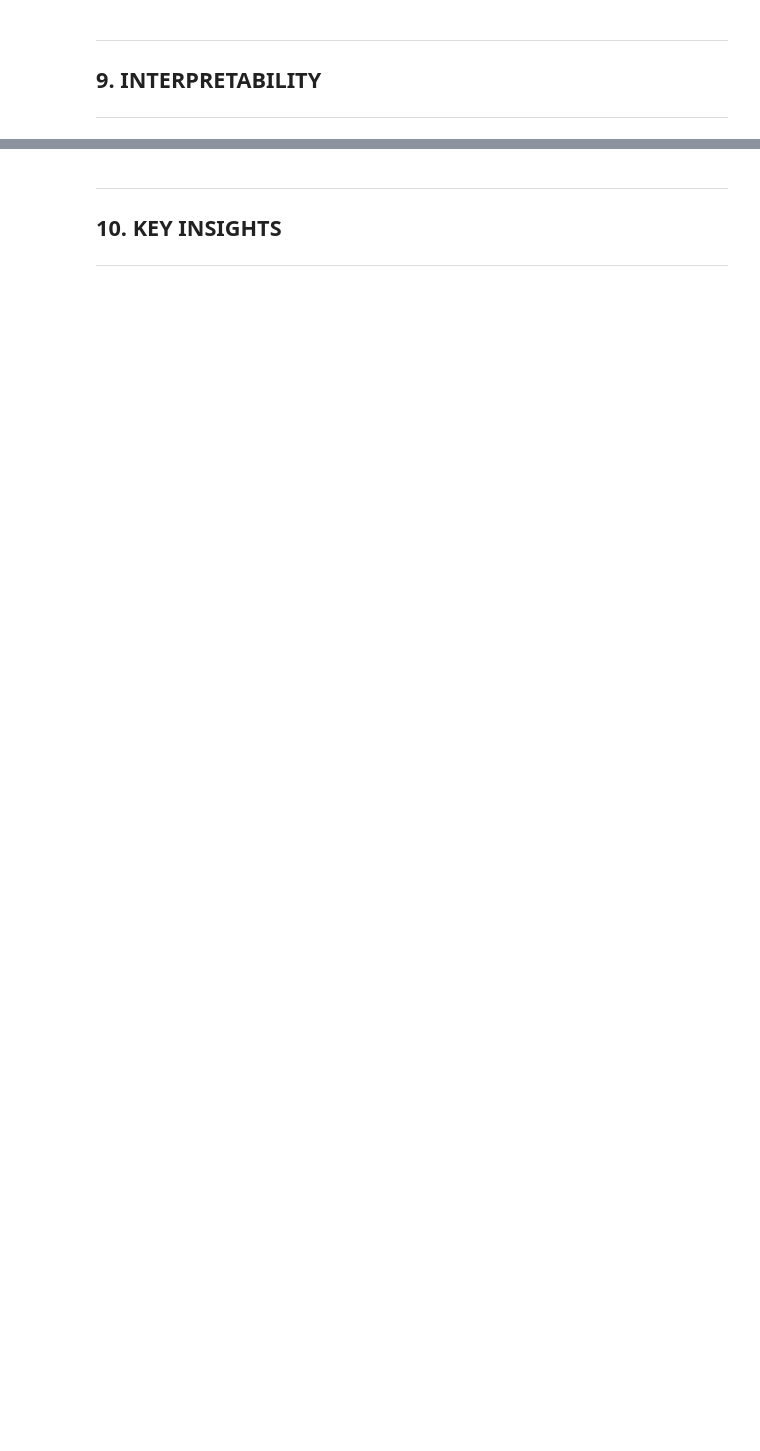
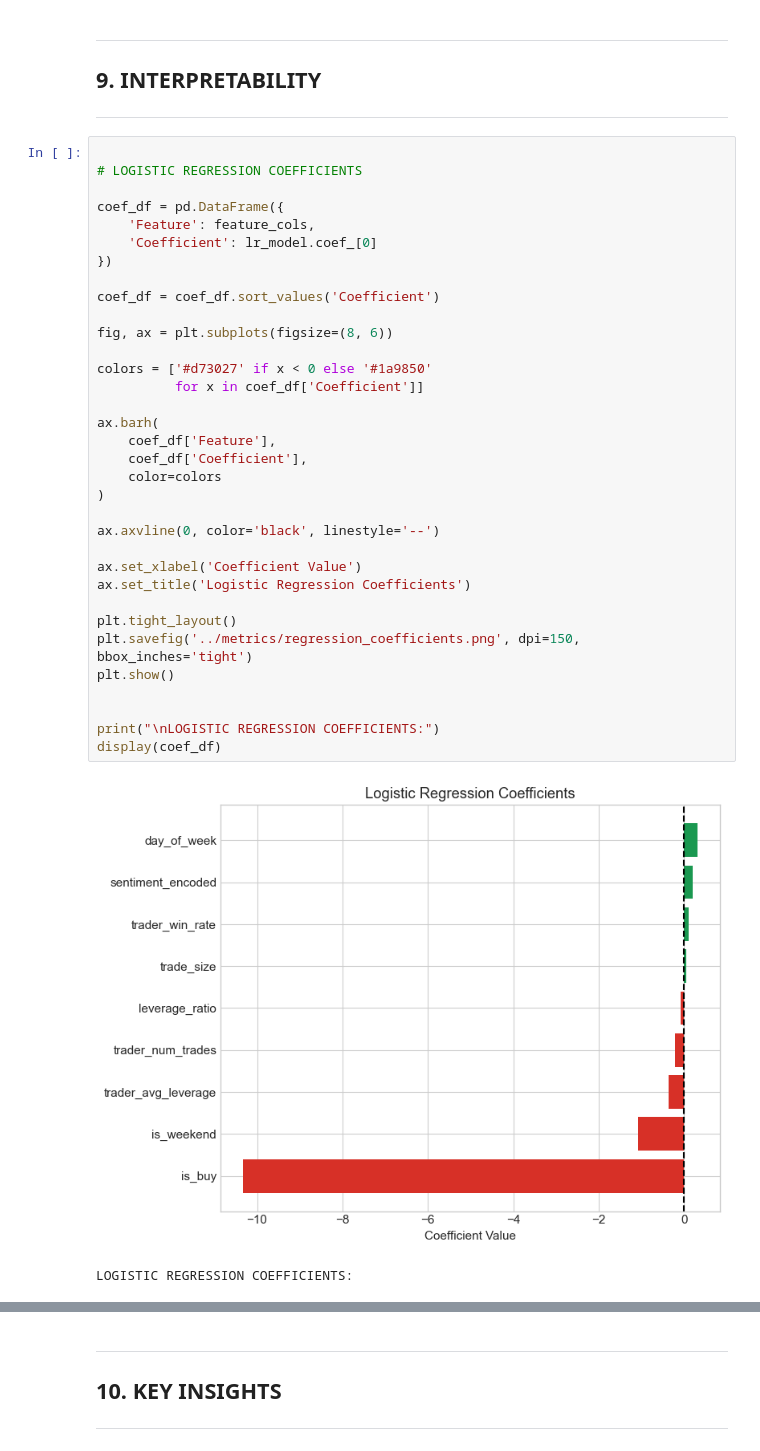
Before and after one commit to sandipanarnab/bitcoin_trading_data_sentiment_analysis, a Jupyter notebook: notebook/bitcoin_sentiment_trader_analysis.ipynb, the cells around one changed output, grey strips where cells are left out. Cells and saved outputs as stored; diff of their text form; blank space fills up the shorter version.

```diff
--- a/notebook/bitcoin_sentiment_trader_analysis.ipynb
+++ b/notebook/bitcoin_sentiment_trader_analysis.ipynb
@@ -1381,3 +1561,40 @@ print(f"   Winner: {best_model_name} (highest ROC-AUC: {metrics_df.loc[best_mode
 ---
 ## 9. INTERPRETABILITY
 ---
+# %%
+
+# LOGISTIC REGRESSION COEFFICIENTS
+
+coef_df = pd.DataFrame({
+    'Feature': feature_cols,
+    'Coefficient': lr_model.coef_[0]
+})
+
+coef_df = coef_df.sort_values('Coefficient')
+
+fig, ax = plt.subplots(figsize=(8, 6))
+
+colors = ['#d73027' if x < 0 else '#1a9850'
+          for x in coef_df['Coefficient']]
+
+ax.barh(
+    coef_df['Feature'],
+    coef_df['Coefficient'],
+    color=colors
+)
+
+ax.axvline(0, color='black', linestyle='--')
+
+ax.set_xlabel('Coefficient Value')
+ax.set_title('Logistic Regression Coefficients')
+
+plt.tight_layout()
+plt.savefig('../metrics/regression_coefficients.png', dpi=150, bbox_inches='tight')
+plt.show()
+
+
+print("\nLOGISTIC REGRESSION COEFFICIENTS:")
+display(coef_df)
+# %% [output]
+[figure, added]
+LOGISTIC REGRESSION COEFFICIENTS:
```
Also changed, not shown: parts of 23 cells of this notebook, 8 other files.
